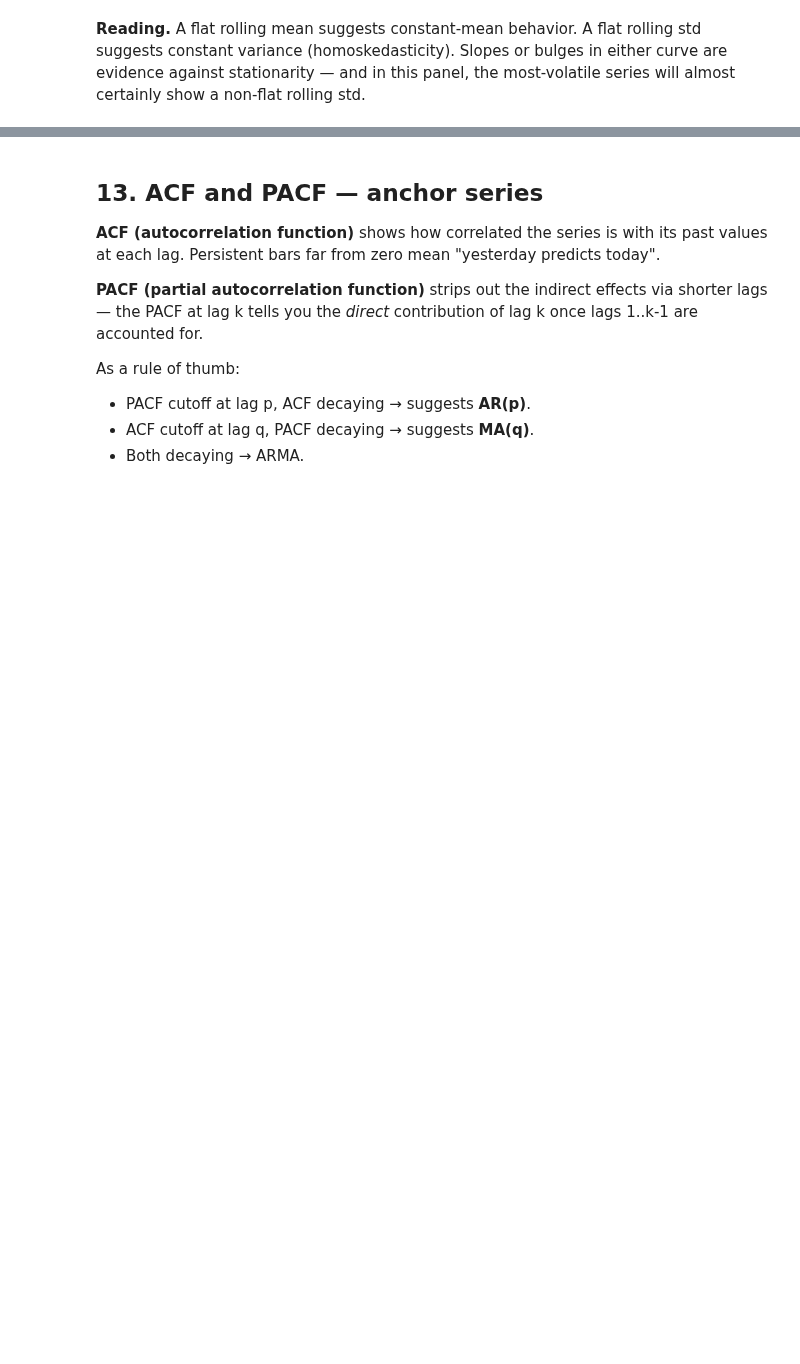
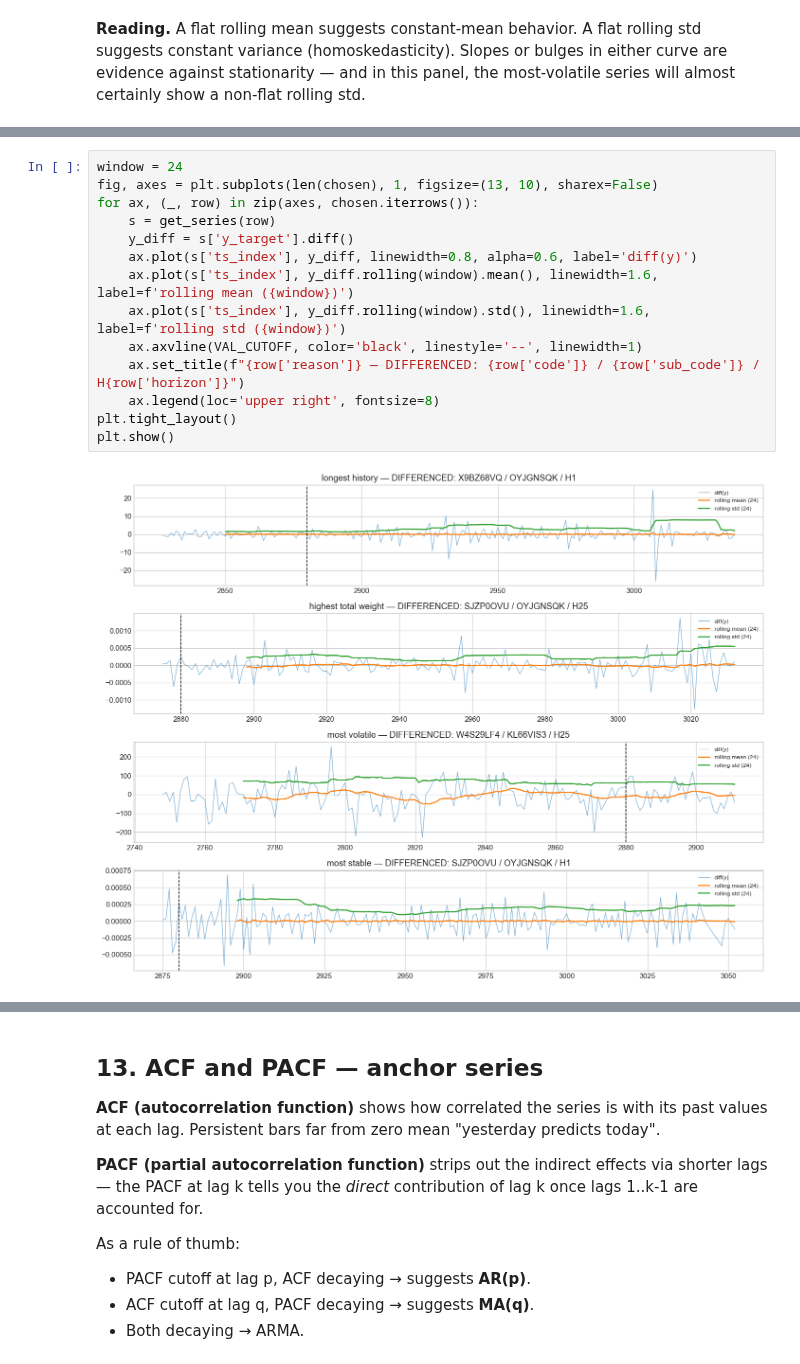
Before and after one commit to jeetrex17/ts-forecasting-project, a Jupyter notebook: notebooks/01_EDA_claude.ipynb, the cells around one changed output, grey strips where cells are left out. Drawn from its saved outputs; the diff is of its cells as text; blank space fills up the shorter version.

```diff
--- a/notebooks/01_EDA_claude.ipynb
+++ b/notebooks/01_EDA_claude.ipynb
@@ -422,0 +568,16 @@ plt.show()
+# %%
+window = 24
+fig, axes = plt.subplots(len(chosen), 1, figsize=(13, 10), sharex=False)
+for ax, (_, row) in zip(axes, chosen.iterrows()):
+    s = get_series(row)
+    y_diff = s['y_target'].diff()
+    ax.plot(s['ts_index'], y_diff, linewidth=0.8, alpha=0.6, label='diff(y)')
+    ax.plot(s['ts_index'], y_diff.rolling(window).mean(), linewidth=1.6, label=f'rolling mean ({window})')
+    ax.plot(s['ts_index'], y_diff.rolling(window).std(), linewidth=1.6, label=f'rolling std ({window})')
+    ax.axvline(VAL_CUTOFF, color='black', linestyle='--', linewidth=1)
+    ax.set_title(f"{row['reason']} — DIFFERENCED: {row['code']} / {row['sub_code']} / H{row['horizon']}")
+    ax.legend(loc='upper right', fontsize=8)
+plt.tight_layout()
+plt.show()
+# %% [output]
+[figure, added]
```
Also changed, not shown: parts of 33 cells of this notebook.
